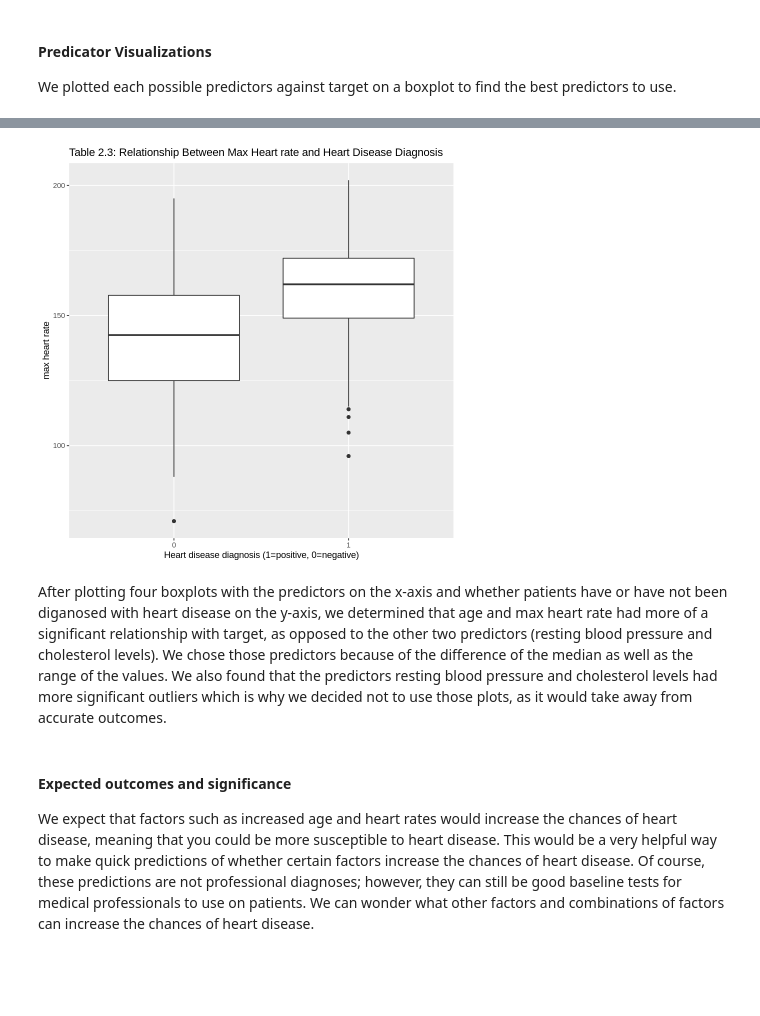
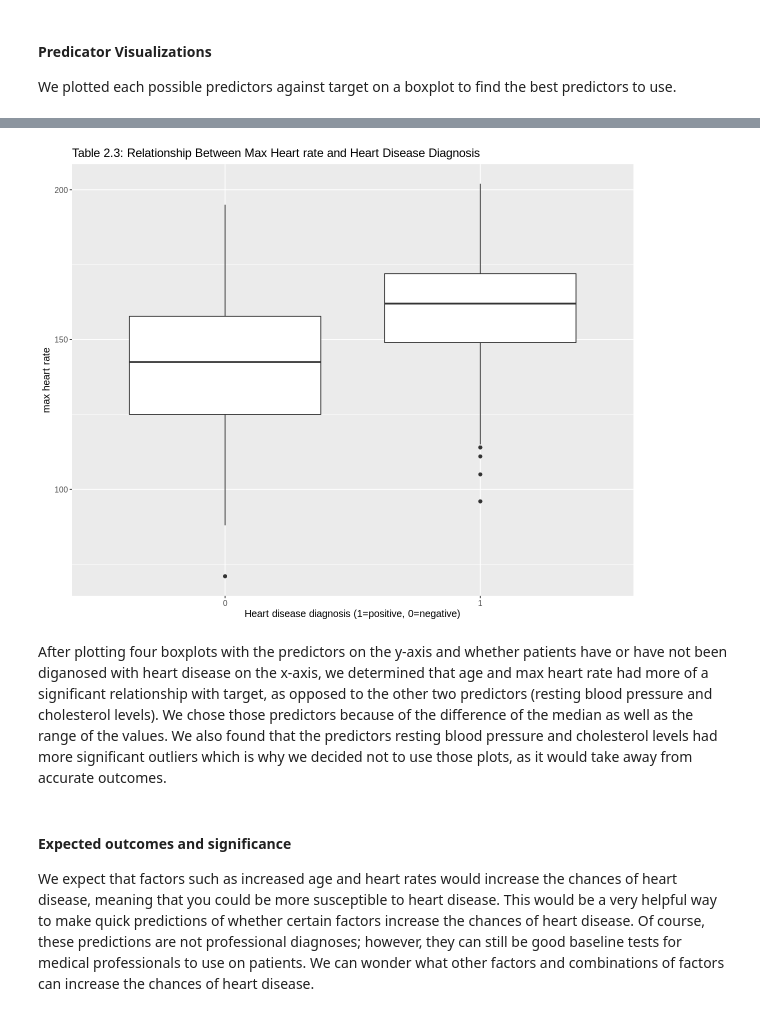
Before and after one commit to jewelw11/dsci-100-project, a Jupyter notebook: heart disease project.ipynb, the cells around one changed output, grey strips where cells are left out. Saved outputs shown, nothing was run; the diff lists cells and outputs as text; code cells hidden in the pictures; blank space fills up the shorter version.

```diff
--- a/heart disease project.ipynb
+++ b/heart disease project.ipynb
@@ -212,16 +212,16 @@ box_plot_chol
 # %%
 box_plot_max_heart<- heart_training|>
-ggplot(aes(x=thalach, y=target))+
+ggplot(aes(x=target, y=thalach))+
 geom_boxplot()+
-labs(x="max heart rate", y="Heart disease diagnosis (1=positive, 0=negative)")+
+labs(x="Heart disease diagnosis (1=positive, 0=negative)", y="max heart rate")+
 ggtitle("Table 2.3: Relationship Between Max Heart rate and Heart Disease Diagnosis")+
-coord_flip()
+theme(text = element_text(size= 12))
 
 box_plot_max_heart
 # %% [output]
-[figure, old version]
+[figure, new version]
 # %% [markdown]
-After plotting four boxplots with the predictors on the x-axis and whether patients have or have not been diganosed with heart disease on the y-axis, we determined that age and max heart rate had more of a significant relationship with target, as opposed to the other two predictors (resting blood pressure and cholesterol levels). We chose those predictors because of the difference of the median as well as the range of the values. We also found that the predictors resting blood pressure and cholesterol levels had more significant outliers which is why we decided not to use those plots, as it would take away from accurate outcomes.
+After plotting four boxplots with the predictors on the y-axis and whether patients have or have not been diganosed with heart disease on the x-axis, we determined that age and max heart rate had more of a significant relationship with target, as opposed to the other two predictors (resting blood pressure and cholesterol levels). We chose those predictors because of the difference of the median as well as the range of the values. We also found that the predictors resting blood pressure and cholesterol levels had more significant outliers which is why we decided not to use those plots, as it would take away from accurate outcomes.
 # %% [markdown]
 #### Expected outcomes and significance ####
 We expect that factors such as increased age and heart rates would increase the chances of heart disease, meaning that you could be more susceptible to heart disease.
```
Also changed, not shown: parts of 10 cells of this notebook.
